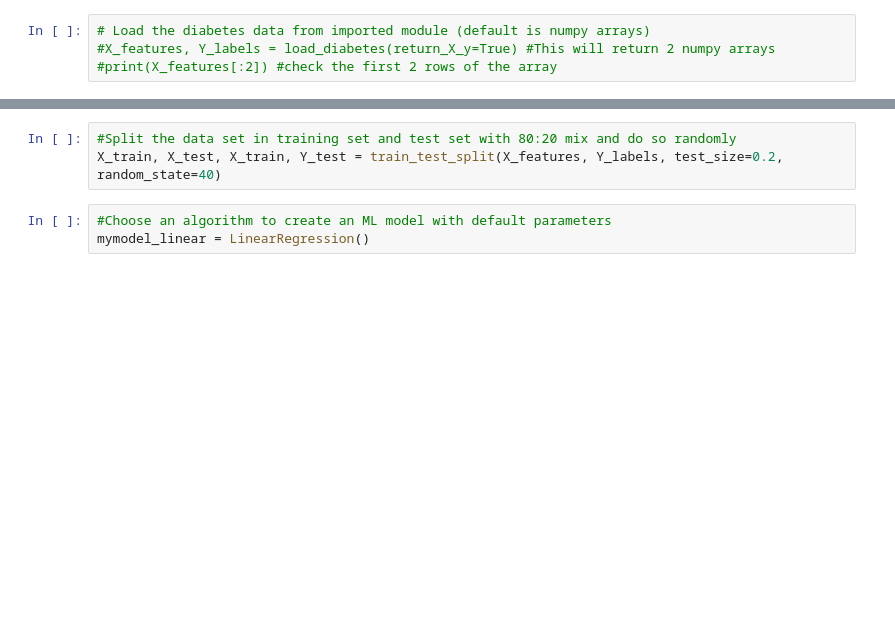
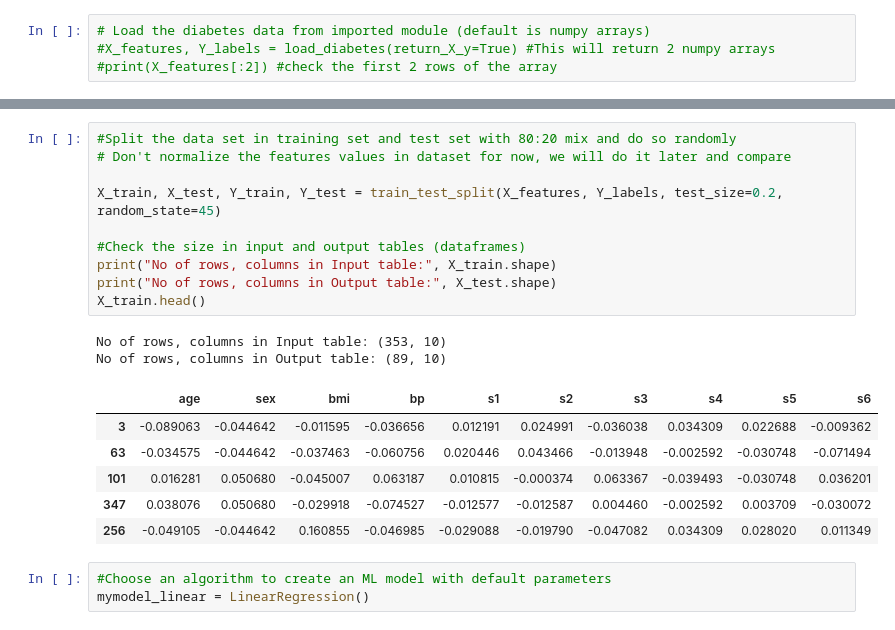
Before and after one commit to rajiva1/learning, a Jupyter notebook: AI ML programming/ML-prog-1-linearRegression.ipynb, the cells around one changed output, grey strips where cells are left out. Saved outputs shown, nothing was run; the diff lists cells and outputs as text; blank space fills up the shorter version.

```diff
--- a/AI ML programming/ML-prog-1-linearRegression.ipynb
+++ b/AI ML programming/ML-prog-1-linearRegression.ipynb
@@ -38,6 +55,22 @@ No of rows, columns in Output table: (442, 1)
 # %%
 #Split the data set in training set and test set with 80:20 mix and do so randomly
-X_train, X_test, X_train, Y_test = train_test_split(X_features, Y_labels, test_size=0.2, random_state=40)
+# Don't normalize the features values in dataset for now, we will do it later and compare
+
+X_train, X_test, Y_train, Y_test = train_test_split(X_features, Y_labels, test_size=0.2, random_state=45)
+
+#Check the size in input and output tables (dataframes)
+print("No of rows, columns in Input table:", X_train.shape)
+print("No of rows, columns in Output table:", X_test.shape)
+X_train.head()
+# %% [output]
+No of rows, columns in Input table: (353, 10)
+No of rows, columns in Output table: (89, 10)
+|  | age | sex | bmi | bp | s1 | s2 | s3 | s4 | s5 | s6 |
+| 3 | -0.089063 | -0.044642 | -0.011595 | -0.036656 | 0.012191 | 0.024991 | -0.036038 | 0.034309 | 0.022688 | -0.009362 |
+| 63 | -0.034575 | -0.044642 | -0.037463 | -0.060756 | 0.020446 | 0.043466 | -0.013948 | -0.002592 | -0.030748 | -0.071494 |
+| 101 | 0.016281 | 0.050680 | -0.045007 | 0.063187 | 0.010815 | -0.000374 | 0.063367 | -0.039493 | -0.030748 | 0.036201 |
+| 347 | 0.038076 | 0.050680 | -0.029918 | -0.074527 | -0.012577 | -0.012587 | 0.004460 | -0.002592 | 0.003709 | -0.030072 |
+| 256 | -0.049105 | -0.044642 | 0.160855 | -0.046985 | -0.029088 | -0.019790 | -0.047082 | 0.034309 | 0.028020 | 0.011349 |
 # %%
 #Choose an algorithm to create an ML model with default parameters
 mymodel_linear = LinearRegression()
```
Also changed, not shown: parts of 12 cells of this notebook.
